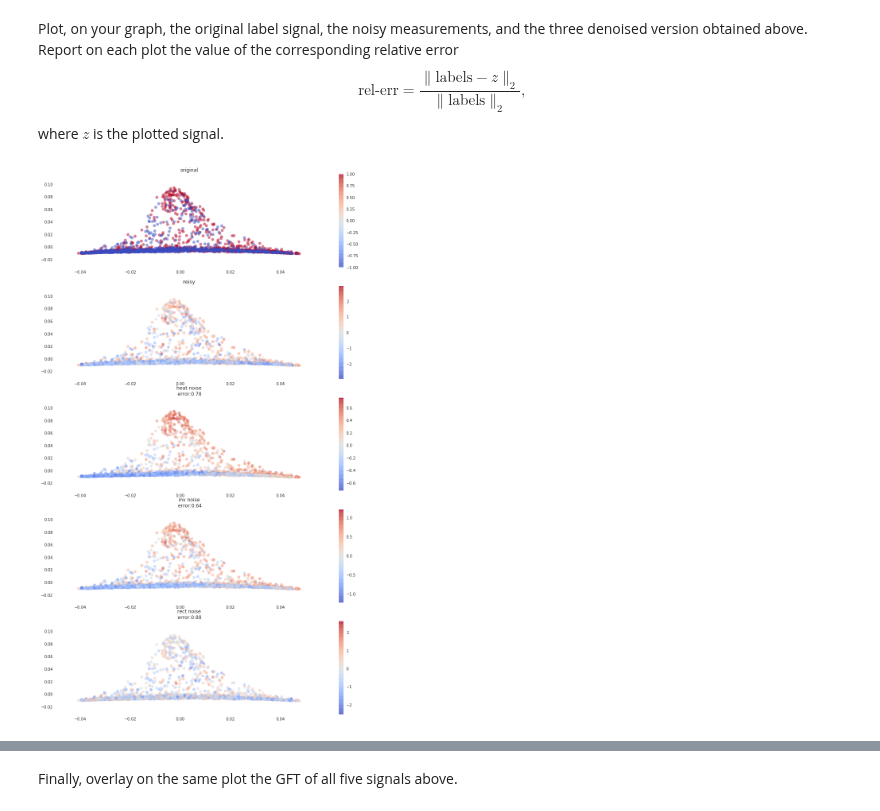
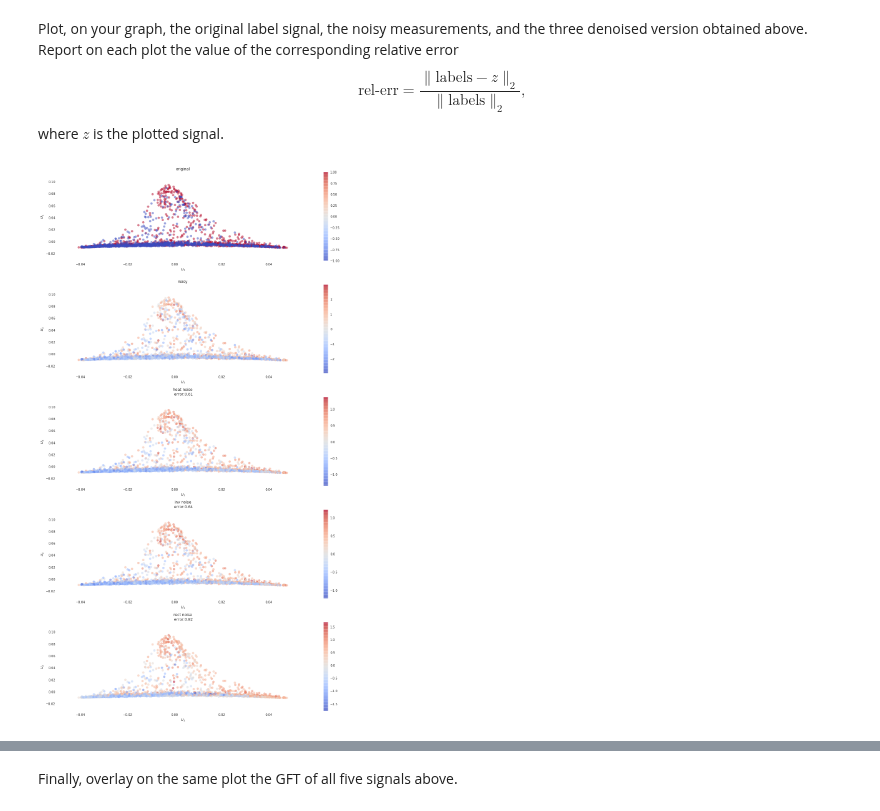
Before and after one commit to TTimTT/NTDS_Project, a Jupyter notebook: milestone_4/Tim_graph_signal_processing.ipynb, the cells around one changed output, grey strips where cells are left out. Drawn from its saved outputs; the diff is of its cells as text; code cells hidden in the pictures.

```diff
--- a/milestone_4/Tim_graph_signal_processing.ipynb
+++ b/milestone_4/Tim_graph_signal_processing.ipynb
@@ -404,9 +418,9 @@ The solution corresponds to a low-pass filter which is actually the inverse filt
 
 Now, denoise the noisy measurements by passing them through the filters that you implemented in Question 6. Choose the filter parameters based on the behavior of the GFT of your original label signal (this is the prior knowledge that you input to the problem).
 # %%
-z_heat_denoised = graph_filter(noisy_measurements, heat_kernel, e=e, t=2)
+z_heat_denoised = graph_filter(noisy_measurements, heat_kernel, e=e, t=1)
 z_inv_denoised = graph_filter(noisy_measurements, inverse_kernel, e=e, t=2)
-z_rect_denoised = graph_filter(noisy_measurements, rectangle_kernel, e=e, l_min=0.5, l_max=1)
+z_rect_denoised = graph_filter(noisy_measurements, rectangle_kernel, e=e, l_min=0, l_max=0.9)
 # %% [markdown]
 Plot, on your graph, the original label signal, the noisy measurements, and the three denoised version obtained above. Report on each plot the value of the corresponding relative error
 $$
@@ -419,32 +433,43 @@ def rel_err(labels, z):
 # %%
 fig, axes = plt.subplots(nrows=5, ncols=1)
 fig.set_size_inches(15, 25)
 
 #
 im = axes[0].scatter(U[:, 1], U[:, 2], c=labels, alpha=0.5, cmap='coolwarm')
 axes[0].set_title('original')
+axes[0].set_xlabel('$U_1$')
+axes[0].set_ylabel('$U_2$')
 plt.colorbar(im, ax=axes[0])
 
 im = axes[1].scatter(U[:, 1], U[:, 2], c=noisy_measurements, alpha=0.5, cmap='coolwarm')
 axes[1].set_title('noisy')
+axes[1].set_xlabel('$U_1$')
+axes[1].set_ylabel('$U_2$')
 plt.colorbar(im, ax=axes[1])
 
 im = axes[2].scatter(U[:, 1], U[:, 2], c=z_heat_denoised, alpha=0.5, cmap='coolwarm')
 axes[2].set_title('heat noise\n error:%.2f' %rel_err(labels, z_heat_denoised))
+axes[2].set_xlabel('$U_1$')
+axes[2].set_ylabel('$U_2$')
 plt.colorbar(im, ax=axes[2])
 
 im = axes[3].scatter(U[:, 1], U[:, 2], c=z_inv_denoised, alpha=0.5, cmap='coolwarm')
 axes[3].set_title('inv noise\n error:%.2f' %rel_err(labels, z_inv_denoised))
+axes[3].set_xlabel('$U_1$')
+axes[3].set_ylabel('$U_2$')
 plt.colorbar(im, ax=axes[3])
 
 im = axes[4].scatter(U[:, 1], U[:, 2], c=z_rect_denoised, alpha=0.5, cmap='coolwarm')
 axes[4].set_title('rect noise\n error:%.2f' %rel_err(labels, z_rect_denoised))
+axes[4].set_xlabel('$U_1$')
+axes[4].set_ylabel('$U_2$')
 plt.colorbar(im, ax=axes[4])
 #
 # TODO XLABELS AND YLABELS??
+plt.tight_layout()
 plt.show()
 # %% [output]
-[figure, old version]
+[figure, new version]
 # %%
 fig, axes = plt.subplots(nrows=5, ncols=1)
 fig.set_size_inches(15, 25)
```
Also changed, not shown: parts of 10 cells of this notebook.
